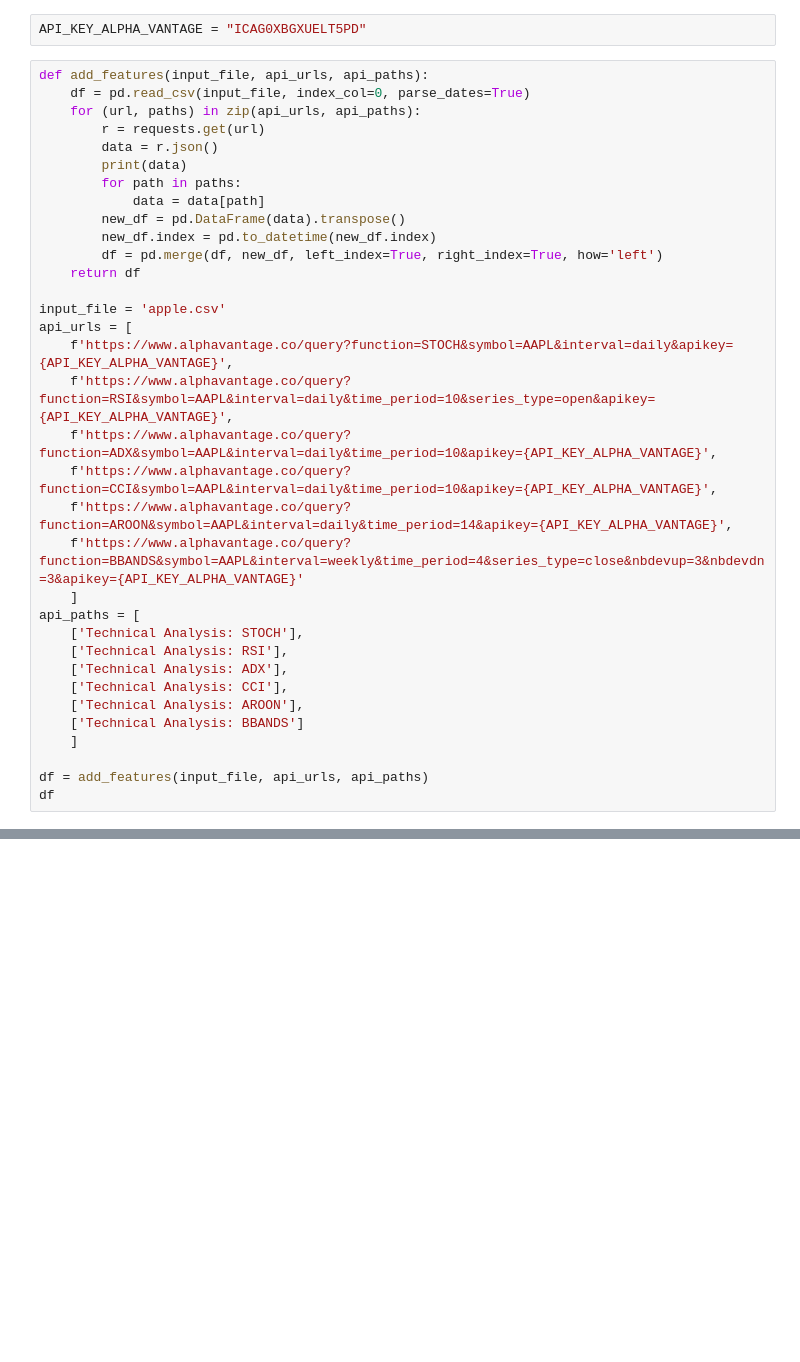
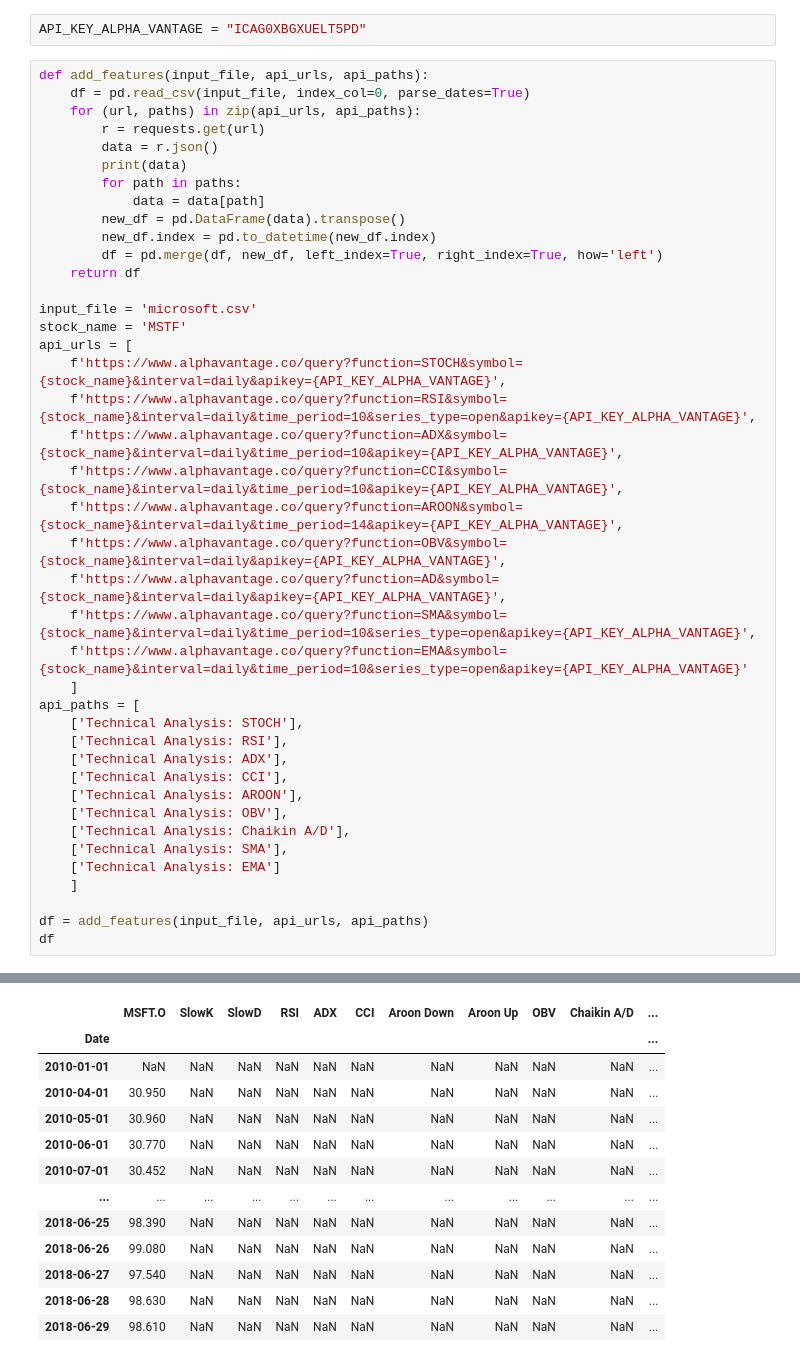
Before and after one commit to albertarielw/qf2103, a Jupyter notebook: hmm/data.ipynb, the cells around one changed output, grey strips where cells are left out. Cells and saved outputs as stored; diff of their text form; blank space fills up the shorter version.

```diff
--- a/hmm/data.ipynb
+++ b/hmm/data.ipynb
@@ -17,14 +17,18 @@ def add_features(input_file, api_urls, api_paths):
         df = pd.merge(df, new_df, left_index=True, right_index=True, how='left')
     return df
 
-input_file = 'apple.csv'
+input_file = 'microsoft.csv'
+stock_name = 'MSTF'
 api_urls = [
-    f'https://www.alphavantage.co/query?function=STOCH&symbol=AAPL&interval=daily&apikey={API_KEY_ALPHA_VANTAGE}',
-    f'https://www.alphavantage.co/query?function=RSI&symbol=AAPL&interval=daily&time_period=10&series_type=open&apikey={API_KEY_ALPHA_VANTAGE}',
-    f'https://www.alphavantage.co/query?function=ADX&symbol=AAPL&interval=daily&time_period=10&apikey={API_KEY_ALPHA_VANTAGE}',
-    f'https://www.alphavantage.co/query?function=CCI&symbol=AAPL&interval=daily&time_period=10&apikey={API_KEY_ALPHA_VANTAGE}',
-    f'https://www.alphavantage.co/query?function=AROON&symbol=AAPL&interval=daily&time_period=14&apikey={API_KEY_ALPHA_VANTAGE}',
-    f'https://www.alphavantage.co/query?function=BBANDS&symbol=AAPL&interval=weekly&time_period=4&series_type=close&nbdevup=3&nbdevdn=3&apikey={API_KEY_ALPHA_VANTAGE}'
+    f'https://www.alphavantage.co/query?function=STOCH&symbol={stock_name}&interval=daily&apikey={API_KEY_ALPHA_VANTAGE}',
+    f'https://www.alphavantage.co/query?function=RSI&symbol={stock_name}&interval=daily&time_period=10&series_type=open&apikey={API_KEY_ALPHA_VANTAGE}',
+    f'https://www.alphavantage.co/query?function=ADX&symbol={stock_name}&interval=daily&time_period=10&apikey={API_KEY_ALPHA_VANTAGE}',
+    f'https://www.alphavantage.co/query?function=CCI&symbol={stock_name}&interval=daily&time_period=10&apikey={API_KEY_ALPHA_VANTAGE}',
+    f'https://www.alphavantage.co/query?function=AROON&symbol={stock_name}&interval=daily&time_period=14&apikey={API_KEY_ALPHA_VANTAGE}',
+    f'https://www.alphavantage.co/query?function=OBV&symbol={stock_name}&interval=daily&apikey={API_KEY_ALPHA_VANTAGE}',
+    f'https://www.alphavantage.co/query?function=AD&symbol={stock_name}&interval=daily&apikey={API_KEY_ALPHA_VANTAGE}',
+    f'https://www.alphavantage.co/query?function=SMA&symbol={stock_name}&interval=daily&time_period=10&series_type=open&apikey={API_KEY_ALPHA_VANTAGE}',
+    f'https://www.alphavantage.co/query?function=EMA&symbol={stock_name}&interval=daily&time_period=10&series_type=open&apikey={API_KEY_ALPHA_VANTAGE}'
     ]
 api_paths = [
     ['Technical Analysis: STOCH'],
@@ -32,7 +36,10 @@ api_paths = [
     ['Technical Analysis: ADX'],
     ['Technical Analysis: CCI'],
     ['Technical Analysis: AROON'],
-    ['Technical Analysis: BBANDS']
+    ['Technical Analysis: OBV'],
+    ['Technical Analysis: Chaikin A/D'],
+    ['Technical Analysis: SMA'],
+    ['Technical Analysis: EMA']
     ]
 
 df = add_features(input_file, api_urls, api_paths)
@@ -41,0 +55,13 @@ df
+|  | MSFT.O | SlowK | SlowD | RSI | ADX | CCI | Aroon Down | Aroon Up | OBV | Chaikin A/D | ... |
+| Date |  |  |  |  |  |  |  |  |  |  | ... |
+| 2010-01-01 | NaN | NaN | NaN | NaN | NaN | NaN | NaN | NaN | NaN | NaN | ... |
+| 2010-04-01 | 30.950 | NaN | NaN | NaN | NaN | NaN | NaN | NaN | NaN | NaN | ... |
+| 2010-05-01 | 30.960 | NaN | NaN | NaN | NaN | NaN | NaN | NaN | NaN | NaN | ... |
+| 2010-06-01 | 30.770 | NaN | NaN | NaN | NaN | NaN | NaN | NaN | NaN | NaN | ... |
+| 2010-07-01 | 30.452 | NaN | NaN | NaN | NaN | NaN | NaN | NaN | NaN | NaN | ... |
+| ... | ... | ... | ... | ... | ... | ... | ... | ... | ... | ... | ... |
+| 2018-06-25 | 98.390 | NaN | NaN | NaN | NaN | NaN | NaN | NaN | NaN | NaN | ... |
+| 2018-06-26 | 99.080 | NaN | NaN | NaN | NaN | NaN | NaN | NaN | NaN | NaN | ... |
+| 2018-06-27 | 97.540 | NaN | NaN | NaN | NaN | NaN | NaN | NaN | NaN | NaN | ... |
+| 2018-06-28 | 98.630 | NaN | NaN | NaN | NaN | NaN | NaN | NaN | NaN | NaN | ... |
+| 2018-06-29 | 98.610 | NaN | NaN | NaN | NaN | NaN | NaN | NaN | NaN | NaN | ... |
```
Also changed, not shown: parts of 14 cells of this notebook, 7 other files.
